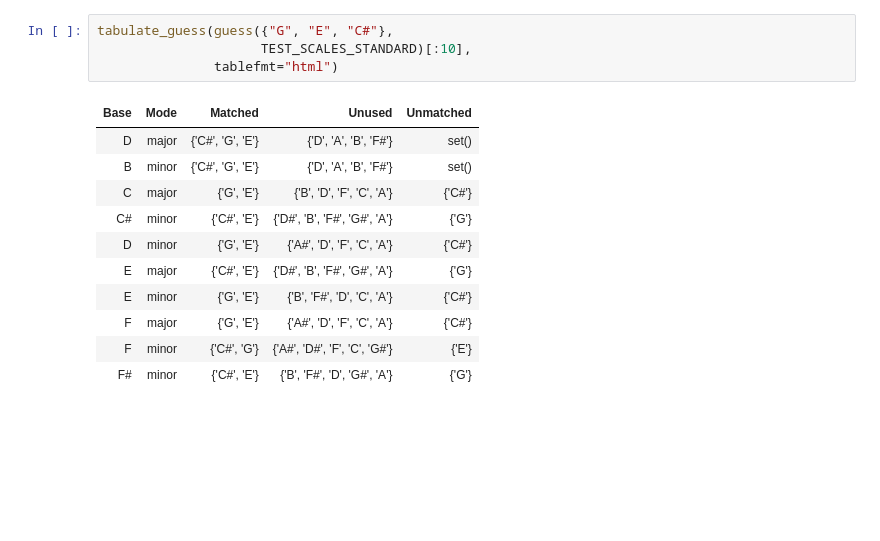
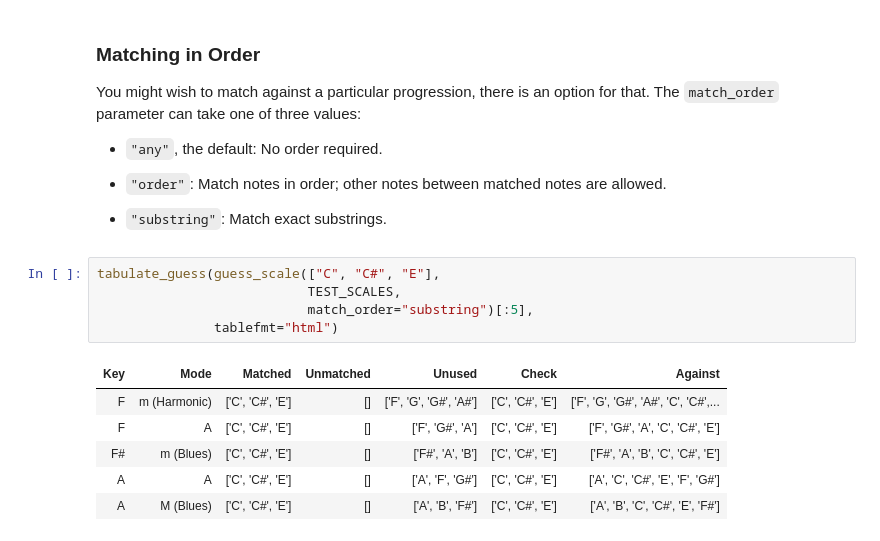
Before and after one commit to lyodine/automuse, a Jupyter notebook: docs/source/guides/examples/guesser.ipynb, the cells around one changed output. Saved outputs shown, nothing was run; the diff lists cells and outputs as text; blank space fills up the shorter version.

```diff
--- a/docs/source/guides/examples/guesser.ipynb
+++ b/docs/source/guides/examples/guesser.ipynb
@@ -46,17 +84,23 @@ There are several good matches; half whole diminished C is unlikely to be the an
+# %% [markdown]
+### Matching in Order
+
+You might wish to match against a particular progression, there is an option for that. The `match_order` parameter can take one of three values:
+
+* `"any"`, the default: No order required.
+
+* `"order"`: Match notes in order; other notes between matched notes are allowed.
+
+* `"substring"`: Match exact substrings.
 # %%
-tabulate_guess(guess({"G", "E", "C#"},
-                     TEST_SCALES_STANDARD)[:10],
+tabulate_guess(guess_scale(["C", "C#", "E"],
+                           TEST_SCALES,
+                           match_order="substring")[:5],
                tablefmt="html")
 # %% [output]
-| Base | Mode | Matched | Unused | Unmatched |
-| D | major | {'C#', 'G', 'E'} | {'D', 'A', 'B', 'F#'} | set() |
-| B | minor | {'C#', 'G', 'E'} | {'D', 'A', 'B', 'F#'} | set() |
-| C | major | {'G', 'E'} | {'B', 'D', 'F', 'C', 'A'} | {'C#'} |
-| C# | minor | {'C#', 'E'} | {'D#', 'B', 'F#', 'G#', 'A'} | {'G'} |
-| D | minor | {'G', 'E'} | {'A#', 'D', 'F', 'C', 'A'} | {'C#'} |
-| E | major | {'C#', 'E'} | {'D#', 'B', 'F#', 'G#', 'A'} | {'G'} |
-| E | minor | {'G', 'E'} | {'B', 'F#', 'D', 'C', 'A'} | {'C#'} |
-| F | major | {'G', 'E'} | {'A#', 'D', 'F', 'C', 'A'} | {'C#'} |
-| F | minor | {'C#', 'G'} | {'A#', 'D#', 'F', 'C', 'G#'} | {'E'} |
-| F# | minor | {'C#', 'E'} | {'B', 'F#', 'D', 'G#', 'A'} | {'G'} |
+| Key | Mode | Matched | Unmatched | Unused | Check | Against |
+| F | m (Harmonic) | ['C', 'C#', 'E'] | [] | ['F', 'G', 'G#', 'A#'] | ['C', 'C#', 'E'] | ['F', 'G', 'G#', 'A#', 'C', 'C#',... |
+| F | A | ['C', 'C#', 'E'] | [] | ['F', 'G#', 'A'] | ['C', 'C#', 'E'] | ['F', 'G#', 'A', 'C', 'C#', 'E'] |
+| F# | m (Blues) | ['C', 'C#', 'E'] | [] | ['F#', 'A', 'B'] | ['C', 'C#', 'E'] | ['F#', 'A', 'B', 'C', 'C#', 'E'] |
+| A | A | ['C', 'C#', 'E'] | [] | ['A', 'F', 'G#'] | ['C', 'C#', 'E'] | ['A', 'C', 'C#', 'E', 'F', 'G#'] |
+| A | M (Blues) | ['C', 'C#', 'E'] | [] | ['A', 'B', 'F#'] | ['C', 'C#', 'E'] | ['A', 'B', 'C', 'C#', 'E', 'F#'] |
 # %% [markdown]
```
Also changed, not shown: parts of 12 cells of this notebook, 38 other files.
